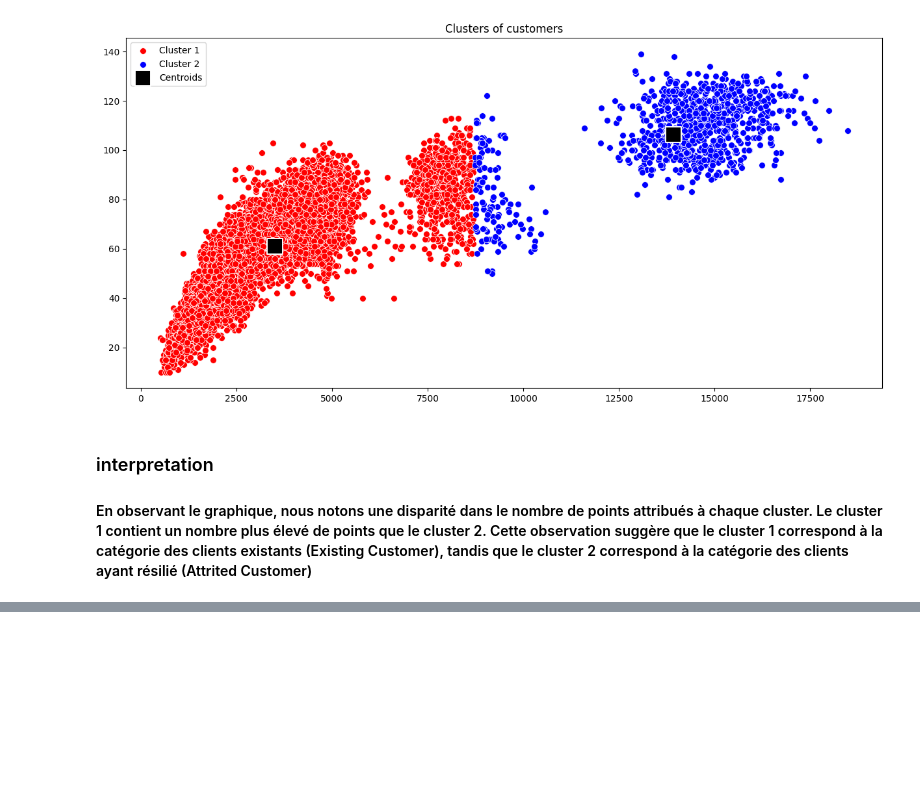
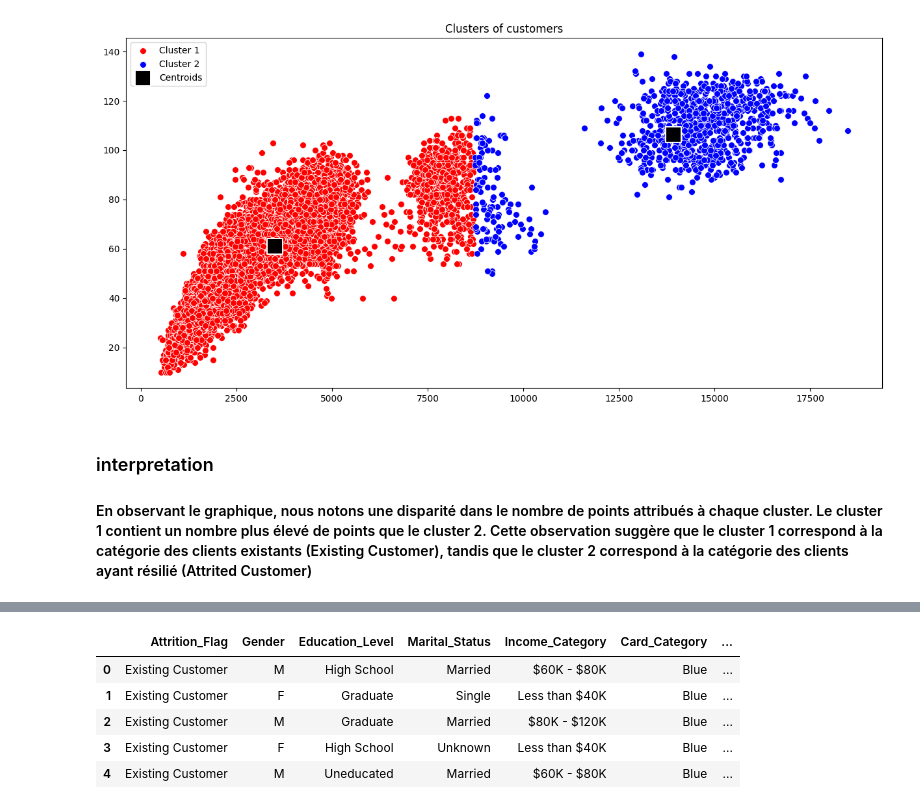
Before and after one commit to KenzaBoumaryem/churn-analysis-project, a Jupyter notebook: Projet_BankChurners.ipynb, the cells around one changed output, grey strips where cells are left out. Saved outputs shown, nothing was run; the diff lists cells and outputs as text; code cells hidden in the pictures; blank space fills up the shorter version.

```diff
--- a/Projet_BankChurners.ipynb
+++ b/Projet_BankChurners.ipynb
@@ -481,0 +508,2 @@ plt.show()
+# %%
+data['Classe_Age'] = data['Classe_Age'].astype('object')
@@ -481,0 +515,2 @@ plt.show()
+# %%
+data['Total_Relationship_Count'] = data['Total_Relationship_Count'].astype('object')
@@ -481,0 +536,9 @@ plt.show()
+# %%
+nouvelle_data.head()
+# %% [output]
+|  | Attrition_Flag | Gender | Education_Level | Marital_Status | Income_Category | Card_Category | ... |
+| 0 | Existing Customer | M | High School | Married | $60K - $80K | Blue | ... |
+| 1 | Existing Customer | F | Graduate | Single | Less than $40K | Blue | ... |
+| 2 | Existing Customer | M | Graduate | Married | $80K - $120K | Blue | ... |
+| 3 | Existing Customer | F | High School | Unknown | Less than $40K | Blue | ... |
+| 4 | Existing Customer | M | Uneducated | Married | $60K - $80K | Blue | ... |
```
Also changed, not shown: parts of 17 cells of this notebook.
